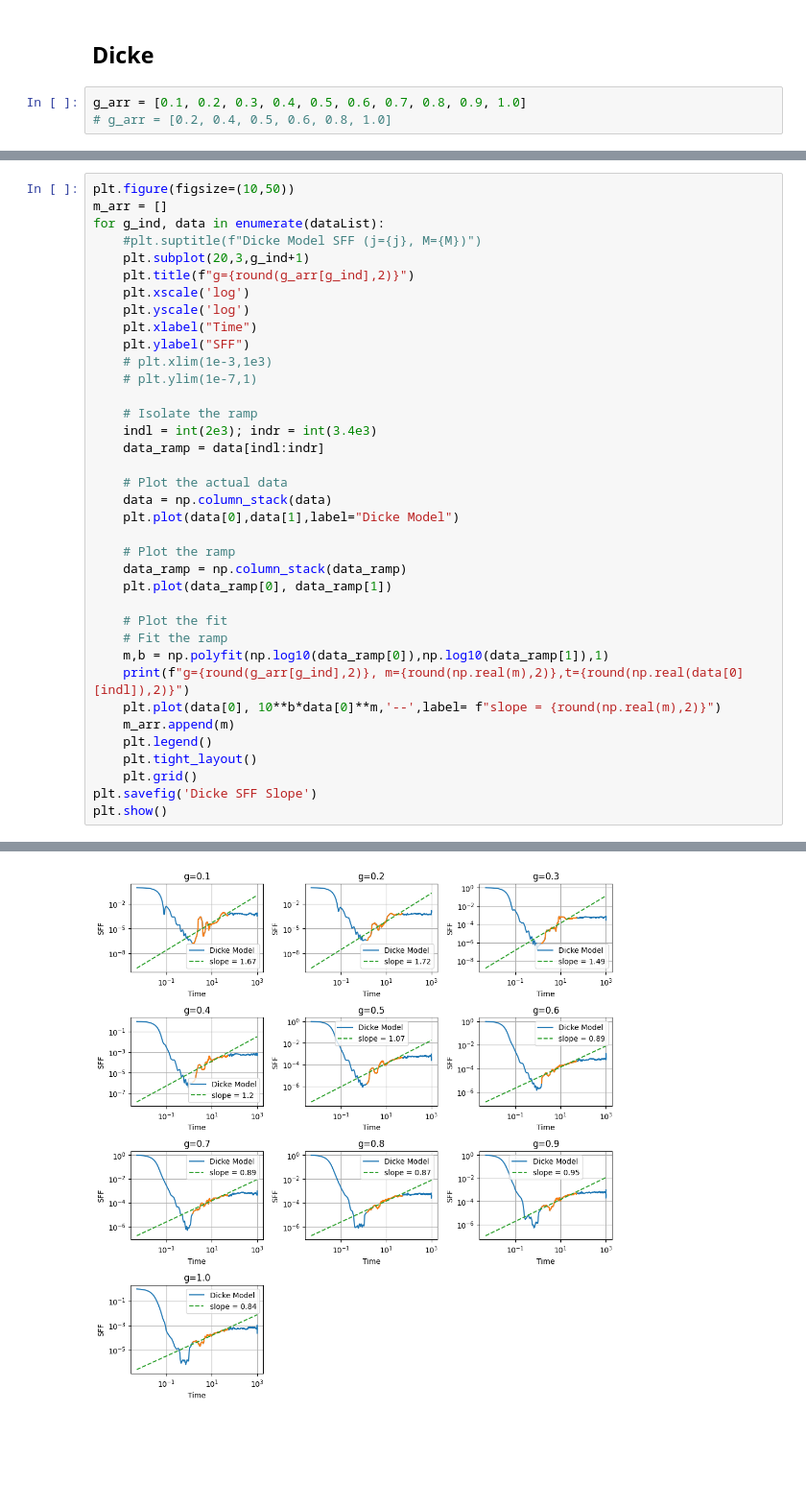
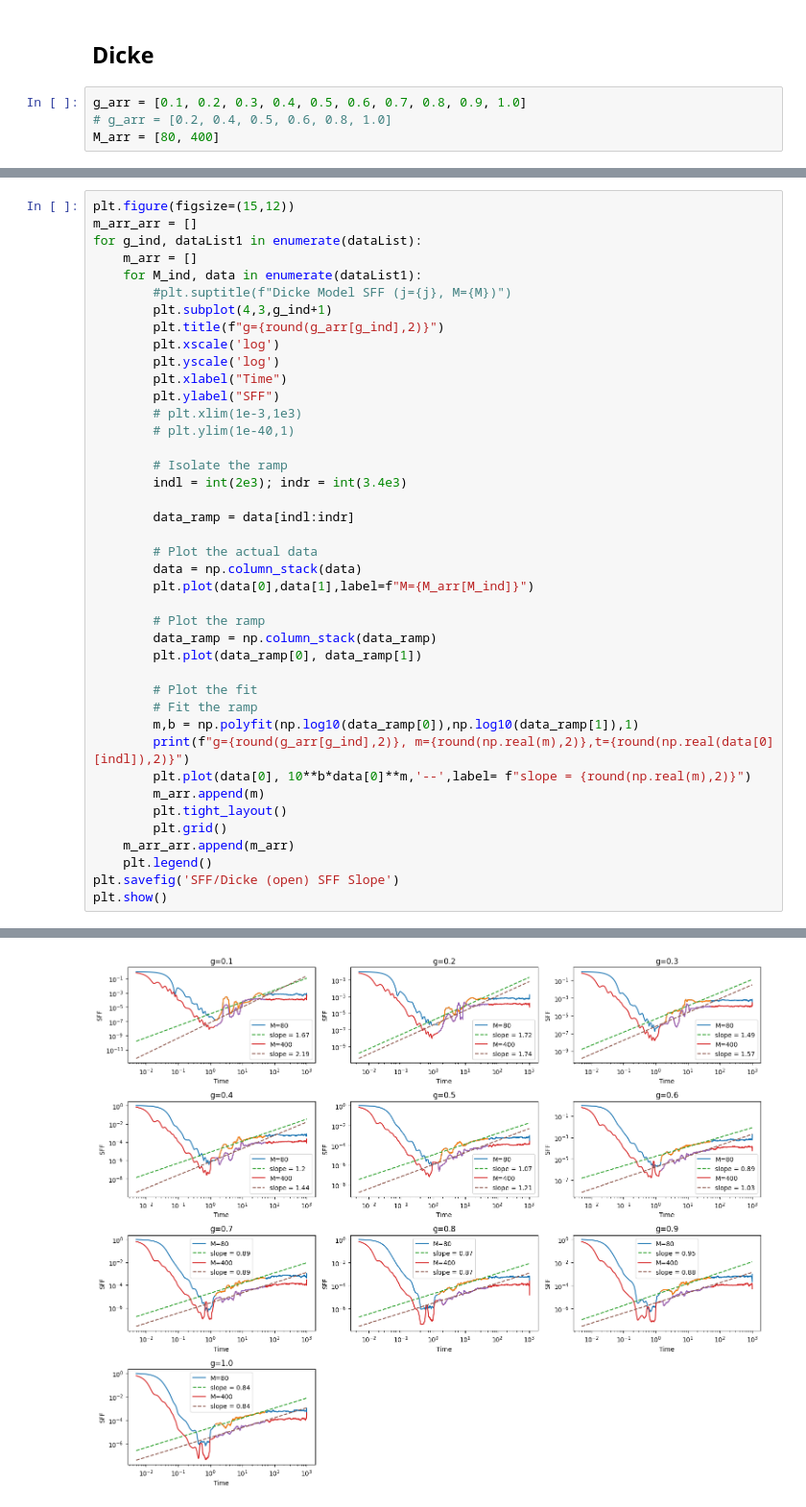
Before and after one commit to prasad42/Dicke_SFF, a Jupyter notebook: plot_SFF_Slope.ipynb, the cells around one changed output, grey strips where cells are left out. Shown at 96% size. Cells and saved outputs as stored; diff of their text form; blank space fills up the shorter version.

```diff
--- a/plot_SFF_Slope.ipynb
+++ b/plot_SFF_Slope.ipynb
@@ -52,6 +52,7 @@ plt.savefig('GOE SFF')
 # %%
 g_arr = [0.1, 0.2, 0.3, 0.4, 0.5, 0.6, 0.7, 0.8, 0.9, 1.0]
 # g_arr = [0.2, 0.4, 0.5, 0.6, 0.8, 1.0]
+M_arr = [80, 400]
 # %%
 dataList = []
 beta = 0
@@ -70,39 +74,43 @@ for g in g_arr:
 # %%
-plt.figure(figsize=(10,50))
-m_arr = []
-for g_ind, data in enumerate(dataList):
-    #plt.suptitle(f"Dicke Model SFF (j={j}, M={M})")
-    plt.subplot(20,3,g_ind+1)
-    plt.title(f"g={round(g_arr[g_ind],2)}")
-    plt.xscale('log')
-    plt.yscale('log')
-    plt.xlabel("Time")
-    plt.ylabel("SFF")
-    # plt.xlim(1e-3,1e3)
-    # plt.ylim(1e-7,1)
+plt.figure(figsize=(15,12))
+m_arr_arr = []
+for g_ind, dataList1 in enumerate(dataList):
+    m_arr = []
+    for M_ind, data in enumerate(dataList1):
+        #plt.suptitle(f"Dicke Model SFF (j={j}, M={M})")
+        plt.subplot(4,3,g_ind+1)
+        plt.title(f"g={round(g_arr[g_ind],2)}")
+        plt.xscale('log')
+        plt.yscale('log')
+        plt.xlabel("Time")
+        plt.ylabel("SFF")
+        # plt.xlim(1e-3,1e3)
+        # plt.ylim(1e-40,1)
 
-    # Isolate the ramp
-    indl = int(2e3); indr = int(3.4e3)
-    data_ramp = data[indl:indr]
+        # Isolate the ramp
+        indl = int(2e3); indr = int(3.4e3)
 
-    # Plot the actual data
-    data = np.column_stack(data)
-    plt.plot(data[0],data[1],label="Dicke Model")
+        data_ramp = data[indl:indr]
 
-    # Plot the ramp
-    data_ramp = np.column_stack(data_ramp)
-    plt.plot(data_ramp[0], data_ramp[1])
+        # Plot the actual data
+        data = np.column_stack(data)
+        plt.plot(data[0],data[1],label=f"M={M_arr[M_ind]}")
 
-    # Plot the fit
-    # Fit the ramp
-    m,b = np.polyfit(np.log10(data_ramp[0]),np.log10(data_ramp[1]),1)
-    print(f"g={round(g_arr[g_ind],2)}, m={round(np.real(m),2)},t={round(np.real(data[0][indl]),2)}")
-    plt.plot(data[0], 10**b*data[0]**m,'--',label= f"slope = {round(np.real(m),2)}")
-    m_arr.append(m)
+        # Plot the ramp
+        data_ramp = np.column_stack(data_ramp)
+        plt.plot(data_ramp[0], data_ramp[1])
+
+        # Plot the fit
+        # Fit the ramp
+        m,b = np.polyfit(np.log10(data_ramp[0]),np.log10(data_ramp[1]),1)
+        print(f"g={round(g_arr[g_ind],2)}, m={round(np.real(m),2)},t={round(np.real(data[0][indl]),2)}")
+        plt.plot(data[0], 10**b*data[0]**m,'--',label= f"slope = {round(np.real(m),2)}")
+        m_arr.append(m)
+        plt.tight_layout()
+        plt.grid()
+    m_arr_arr.append(m_arr)
     plt.legend()
-    plt.tight_layout()
-    plt.grid()
-plt.savefig('Dicke SFF Slope')
+plt.savefig('SFF/Dicke (open) SFF Slope')
 plt.show()
 # %% [output]
 g=0.1, m=1.67,t=1.45
@@ -118,2 +136,2 @@ g=1.0, m=0.84,t=1.45
-[figure, old version]
+[figure, new version]
 # %%
```
Also changed, not shown: parts of 3 cells of this notebook, 5 other files.
